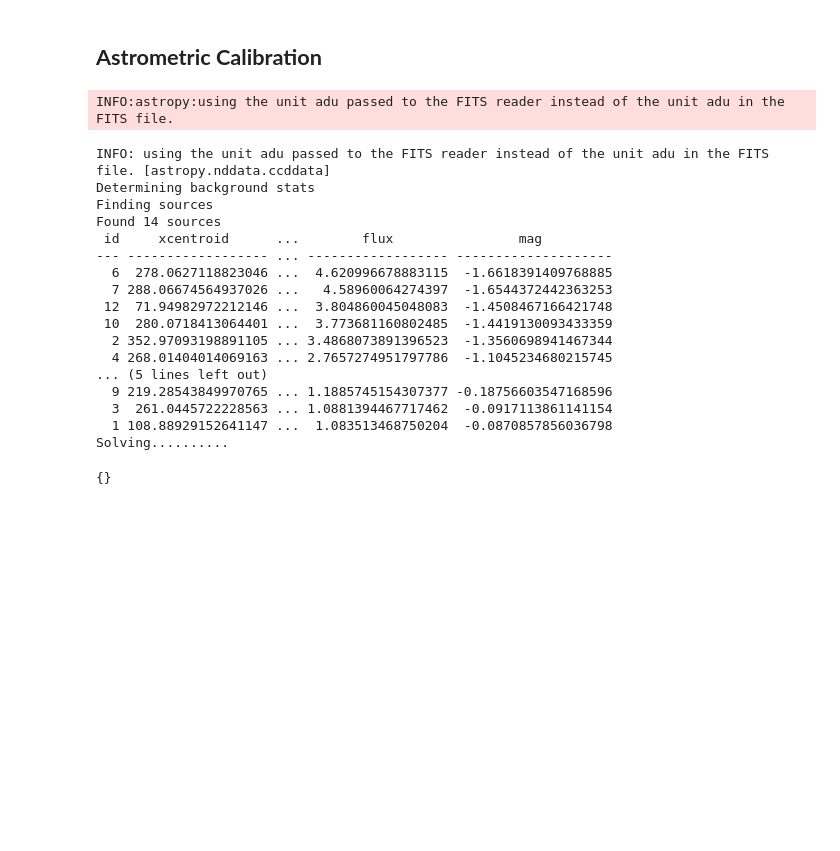
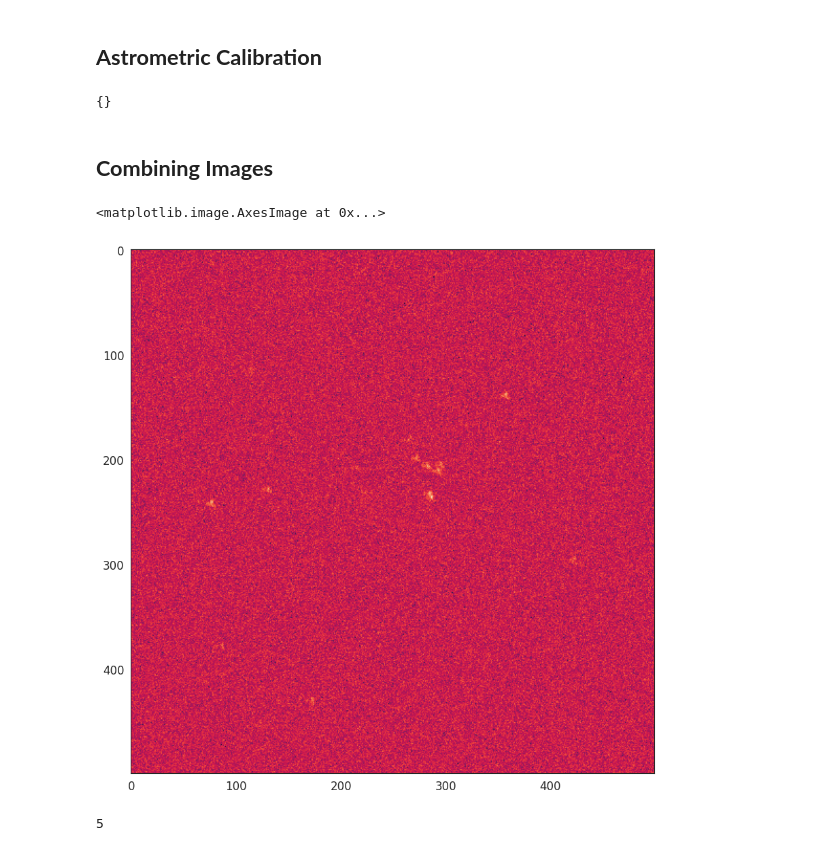
Before and after one commit to Jack3690/INSIST_pipeline, a Jupyter notebook: notebooks/MACADAMIA.ipynb, the cells around one changed output. Drawn from its saved outputs; the diff is of its cells as text; code cells hidden in the pictures; blank space fills up the shorter version.

```diff
--- a/notebooks/MACADAMIA.ipynb
+++ b/notebooks/MACADAMIA.ipynb
@@ -62,7 +66,7 @@ user_profiles = {'PRNU' : sim.flat_frame,
 
 sim(det_params = det_params, photometry = None)
 
-for i, t in enumerate([800, 600, 1000, 1000, 600]):
+for i, t in enumerate([2400, 2400, 2400, 2400, 2400]):
 
   del_ra = np.random.random(1)[0]/3600
   del_dec = np.random.random(1)[0]/3600
@@ -123,29 +125,61 @@ for f in os.listdir(out_dir):
   dir = f'{out_dir}/{f}'
   out = ast.solve_from_image(dir,ra_key='CRVAL1',
                        dec_key='CRVAL2',
-                       ra_dec_units = 'degree',
-                       solve_timeout=30)
+                       ra_dec_units = 'degree')
   break
-# %% [output]
-INFO:astropy:using the unit adu passed to the FITS reader instead of the unit adu in the FITS file.
-INFO: using the unit adu passed to the FITS reader instead of the unit adu in the FITS file. [astropy.nddata.ccddata]
-Determining background stats
-Finding sources
-Found 14 sources
- id     xcentroid      ...        flux                mag
---- ------------------ ... ------------------ --------------------
-  6  278.0627118823046 ...  4.620996678883115  -1.6618391409768885
-  7 288.06674564937026 ...   4.58960064274397  -1.6544372442363253
- 12  71.94982972212146 ...  3.804860045048083  -1.4508467166421748
- 10  280.0718413064401 ...  3.773681160802485  -1.4419130093433359
-  2 352.97093198891105 ... 3.4868073891396523  -1.3560698941467344
-  4 268.01404014069163 ... 2.7657274951797786  -1.1045234680215745
-... (5 lines left out)
-  9 219.28543849970765 ... 1.1885745154307377 -0.18756603547168596
-  3  261.0445722228563 ... 1.0881394467717462  -0.0917113861141154
-  1 108.88929152641147 ...  1.083513468750204  -0.0870857856036798
-Solving..........
 # %%
 out
 # %% [output]
 {}
+# %% [markdown]
+## **Combining Images**
+# %%
+def align_fits_images(fits_files):
+    # Open the first FITS file to get the reference image
+    reference_hdulist = fits.open(fits_files[0])
+    wcs = WCS(reference_hdulist[0].header)
+    reference_image = CCDData(reference_hdulist[0].data,
+                              unit=u.adu,
+                              wcs=wcs,
+                              psf=sim.psf)
+
+    # Create an array to store the aligned images
+    aligned_images = [reference_image.data]
+
+    # Loop through the remaining FITS files
+    for fits_file in fits_files[1:]:
+        # Open the FITS file and read the image data
+        hdulist = fits.open(fits_file)
+        wcs = WCS(reference_hdulist[0].header)
+        image = CCDData(hdulist[0].data,
+                        unit=u.adu,
+                        wcs=wcs,
+                        psf=sim.psf)
+
+            # Reproject the image to match the reference image
+        aligned_image, _ = reproject_exact(image,reference_image.wcs,
+                                          reference_image.shape)
+
+        # Add the aligned image to the list
+        aligned_images.append(aligned_image)
+
+        # Close the FITS file
+        hdulist.close()
+
+
+    return np.array(aligned_images).mean(axis=0)
+# %%
+out_dir = 'Out_FC'
+
+sources = [ out_dir + '/' + i for i in os.listdir(out_dir)]
+
+aligned_images = align_fits_images(sources)
+# %%
+plt.imshow(aligned_images)
+# %% [output]
+<matplotlib.image.AxesImage at 0x...>
+[figure, added]
+# %%
+len(sources)
+# %% [output]
+5
```
Also changed, not shown: parts of 5 cells of this notebook.
